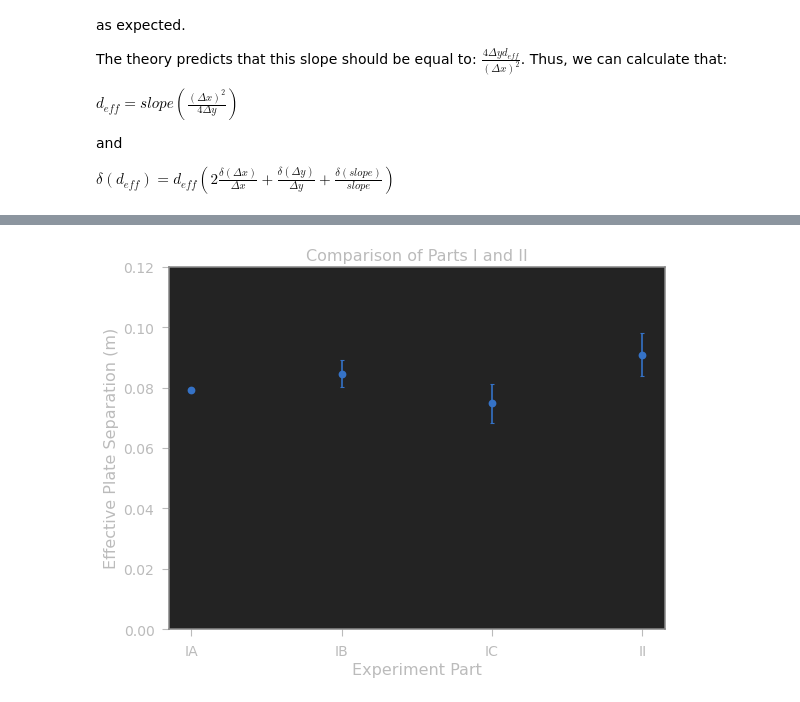
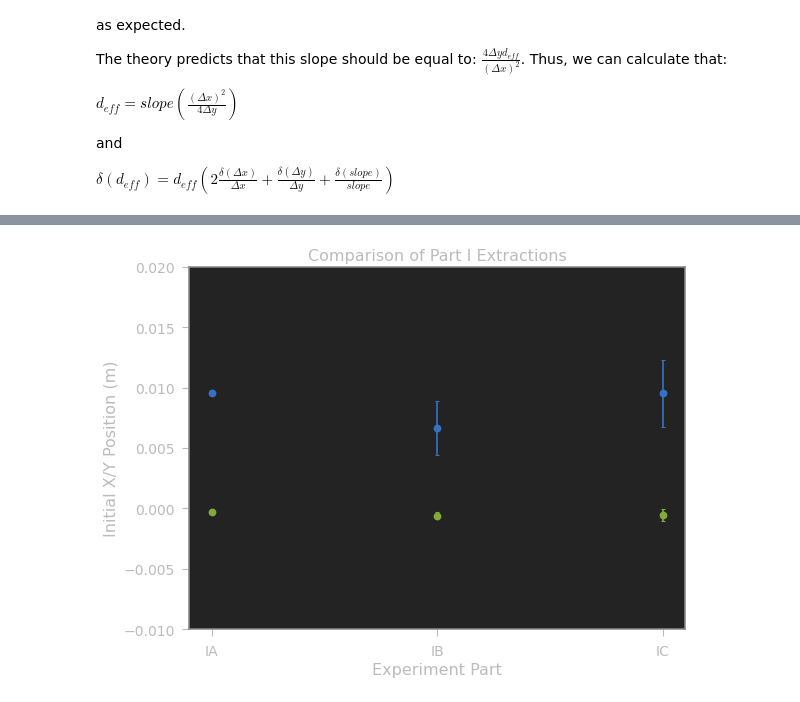
Before and after one commit to brash99/Phys202L, a Jupyter notebook: JupyterNotebooks/Lab3/Electric_Force_Analysis_Quadratic.ipynb, the cells around one changed output, grey strips where cells are left out. Drawn from its saved outputs; the diff is of its cells as text; code cells hidden in the pictures.

```diff
--- a/JupyterNotebooks/Lab3/Electric_Force_Analysis_Quadratic.ipynb
+++ b/JupyterNotebooks/Lab3/Electric_Force_Analysis_Quadratic.ipynb
@@ -207,11 +217,24 @@ Vp = 3.64
 dVp = 0.01
 C = popt[0]
 dC = perr[0]
+b = popt[1]
+db = perr[1]
+c = popt[2]
+dc = perr[2]
 
 deff1 = Vp/(4*C*Va)
 
 ddeff1 = deff1*(dVp/Vp+dVa/Va+dC/C)
 
 print('d$_{eff} = (%0.3f +/- %0.3f)' % (deff1,ddeff1))
+
+x_i1 = -b/(2.0*C)
+dx_i1 = x_i1*(dC/C+db/b)
+
+y_i1 = c - C*x_i1**2
+dy_i1 = dc + x_i1**2*dC + 2.0*x_i1*C*dx_i1
+
+print('xi = (%0.5f +/- %0.5f)' % (x_i1,dx_i1))
+print('yi = (%0.5f +/- %0.5f)' % (y_i1,dy_i1))
 # %% [output]
 d$_{eff} = (0.079 +/- 0.001)
@@ -385,10 +425,23 @@ Vp = 3.64
 dVp = 0.01
 C = popt[0]
 dC = perr[0]
+b = popt[1]
+db = perr[1]
+c = popt[2]
+dc = perr[2]
 
 deff3 = Vp/(4*C*Va)
 
-ddeff3 = deff2*(dVp/Vp+dVa/Va+dC/C)
+ddeff3 = deff1*(dVp/Vp+dVa/Va+dC/C)
 
 print('d$_{eff} = (%0.3f +/- %0.3f)' % (deff3,ddeff3))
+
+x_i3 = -b/(2.0*C)
+dx_i3 = x_i3*(dC/C+db/b)
+
+y_i3 = c - C*x_i3**2
+dy_i3 = dc + x_i3**2*dC + 2.0*x_i3*C*dx_i3
+
+print('xi = (%0.5f +/- %0.5f)' % (x_i3,dx_i3))
+print('yi = (%0.5f +/- %0.5f)' % (y_i3,dy_i3))
 # %% [output]
@@ -555,18 +645,20 @@ Va = 2.50kV: d_eff = (0.075 +/- 0.006) m
 # %%
-x1 = ['IA','IB','IC','II']
-y1 = [deff1,deff2,deff3,deff4]
-dy1 = [ddeff1,ddeff2,ddeff3,ddeff4]
+x1 = ['IA','IB','IC']
+y1 = [x_i1,x_i2,x_i3]
+dy1 = [dx_i1,dx_i2,dx_i3]
+y2 = [y_i1,y_i2,y_i3]
+dy2 = [dy_i1,dy_i2,dy_i3]
 
 plt.figure(figsize=(8, 6), dpi=80)
 
 plt.errorbar(x1, y1, yerr=dy1, fmt='o', capsize=2, capthick=1)
-
+plt.errorbar(x1, y2, yerr=dy2, fmt='o', capsize=2, capthick=1)
 #########################
 
 plt.xlabel('Experiment Part')
-plt.ylabel('Effective Plate Separation (m)')
-plt.title('Comparison of Parts I and II')
-plt.ylim(0,0.12)
+plt.ylabel('Initial X/Y Position (m)')
+plt.title('Comparison of Part I Extractions')
+plt.ylim(-0.01,0.02)
 plt.show()
 # %% [output]
-[figure, old version]
+[figure, new version]
```
Also changed, not shown: parts of 12 cells of this notebook, 1 other file.
